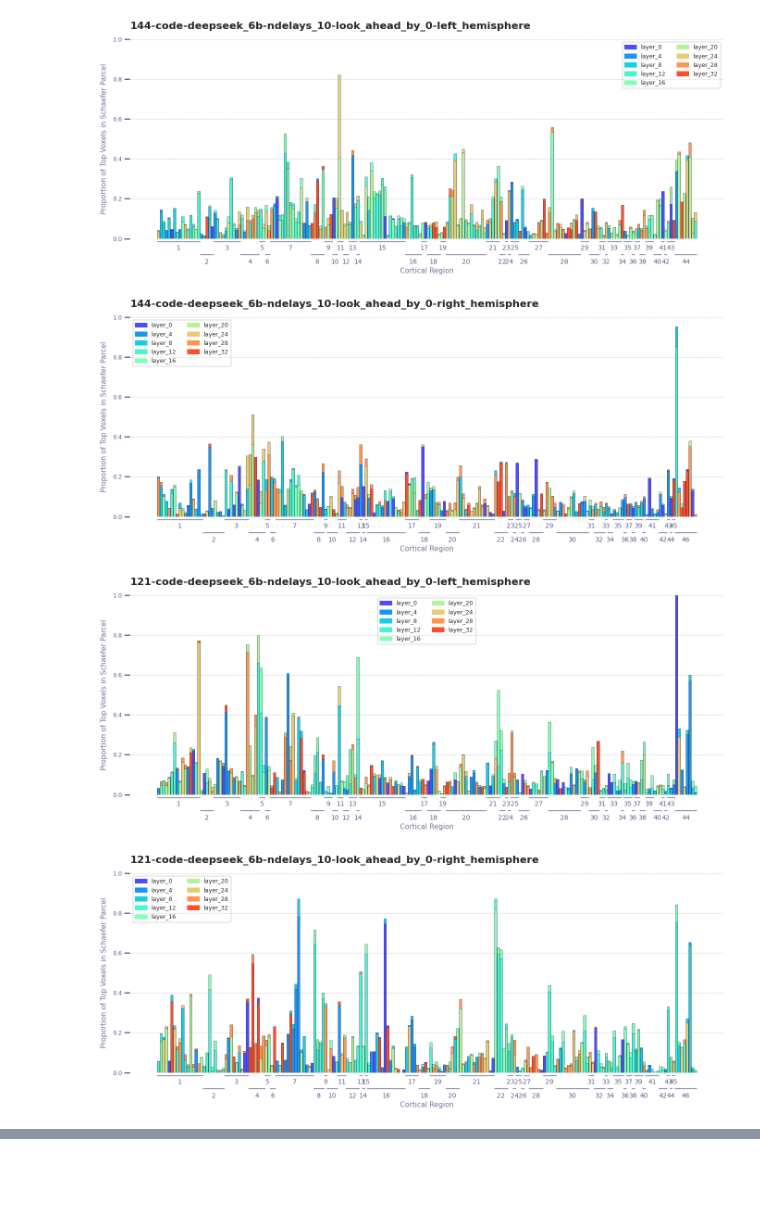
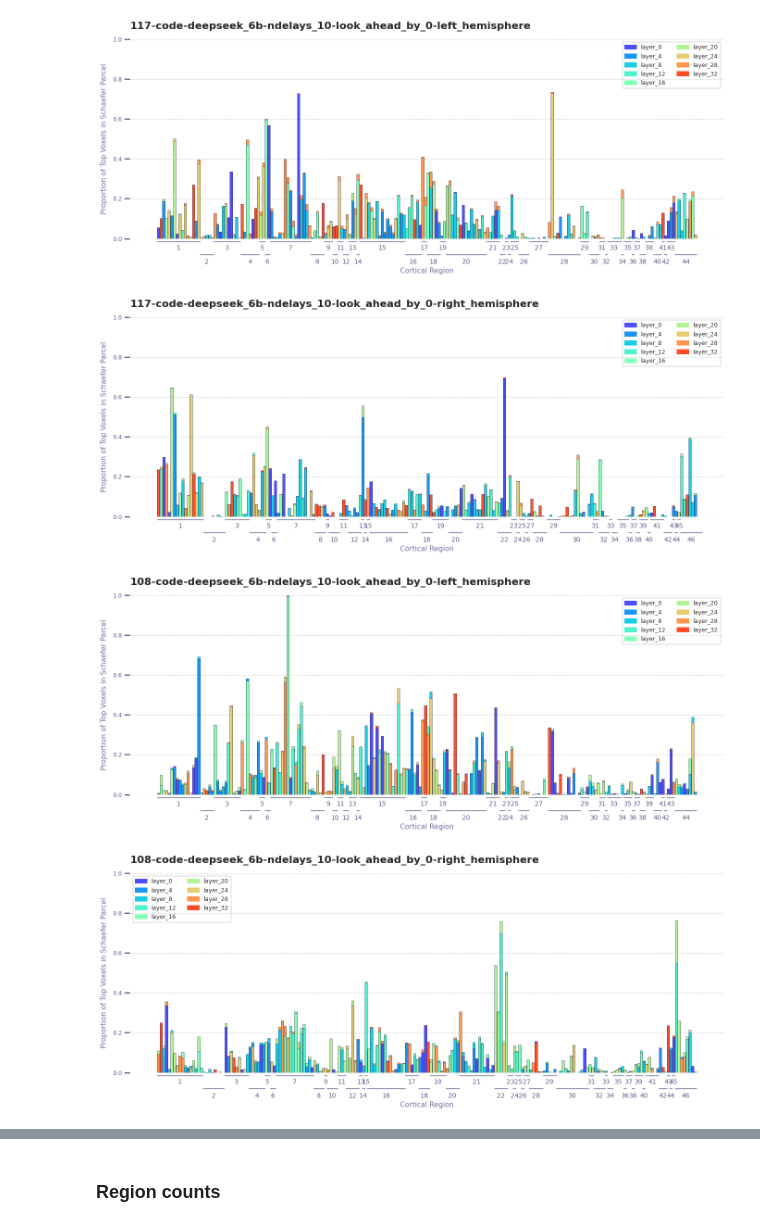
Before and after one commit to largehappygroup/fmri_model, a Jupyter notebook: analysis/fir/rq2_parcel_proportions.ipynb, the cells around one changed output, grey strips where cells are left out. Saved outputs shown, nothing was run; the diff lists cells and outputs as text; code cells hidden in the pictures; blank space fills up the shorter version.

Commit message:
more plotting

```diff
--- a/analysis/fir/rq2_parcel_proportions.ipynb
+++ b/analysis/fir/rq2_parcel_proportions.ipynb
@@ -214,37 +217,35 @@ def plot_top_parcels(top_parcels, participant, model):
 # %%
 best_models = [
                 # 'code-deepseek_6b-ndelays_4-look_ahead_by_10',
                 'code-deepseek_6b-ndelays_10-look_ahead_by_0',
+                'prose-deepseek_6b-ndelays_10-look_ahead_by_0',
             #    'code-codegemma_7b-ndelays_4-look_ahead_by_10',
             #    'code-codegemma_7b-ndelays_16-look_ahead_by_0',
                 # 'prose-deepseek_6b-ndelays_4-look_ahead_by_10' # not as good of performance, but keeps parameters consistent
             #    'prose-codegemma_7b-ndelays_10-look_ahead_by_5',
             #    'prose-deepseek_6b-ndelays_20-look_ahead_by_10'
-            'prose-starcoder2_7b-ndelays_16-look_ahead_by_3'
+            # 'prose-starcoder2_7b-ndelays_16-look_ahead_by_3'
             ]
 
-# Maybe a really good participant and a mediocre participant
-# Good - 121
-# Med. - 150
-key_participants = ['144', '121', '150']
+key_participants = ['117', '108', '125']
 for m in best_models:
     parts = m.split('-')
     task,model,delays,look_ahead = parts[0],parts[1],parts[2],parts[3]
 
     for vip in key_participants:
         filtered = records[(records['participant'] == vip) &
                        (records['task']        == task) &
                        (records['model']       == model) &
                        (records['ndelays']     == delays) &
                        (records['look_ahead']  == look_ahead)] # these also correspond to layers
 
         top_parcels = dict(zip(filtered['layer'], filtered['top_parcels']))
         top_parcels = {k:list(v) for k,v in top_parcels.items()}
 
 
         plot_top_parcels(top_parcels, vip, m)
 # %% [output]
-[figure, old version]
+[figure, new version]
-[figure, old version]
+[figure, new version]
-[figure, old version]
+[figure, new version]
-[figure, old version]
+[figure, new version]
@@ -269,0 +273,2 @@ for m in best_models:
+# %% [markdown]
+### Region counts
```
Also changed, not shown: parts of 9 cells of this notebook, 4 other files.
